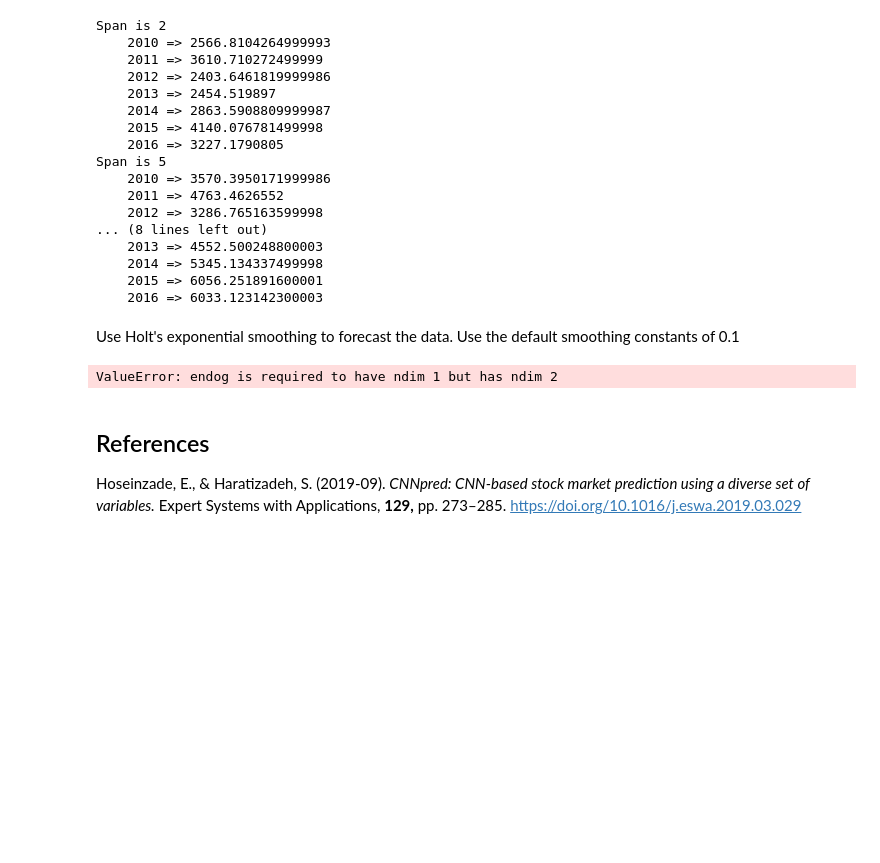
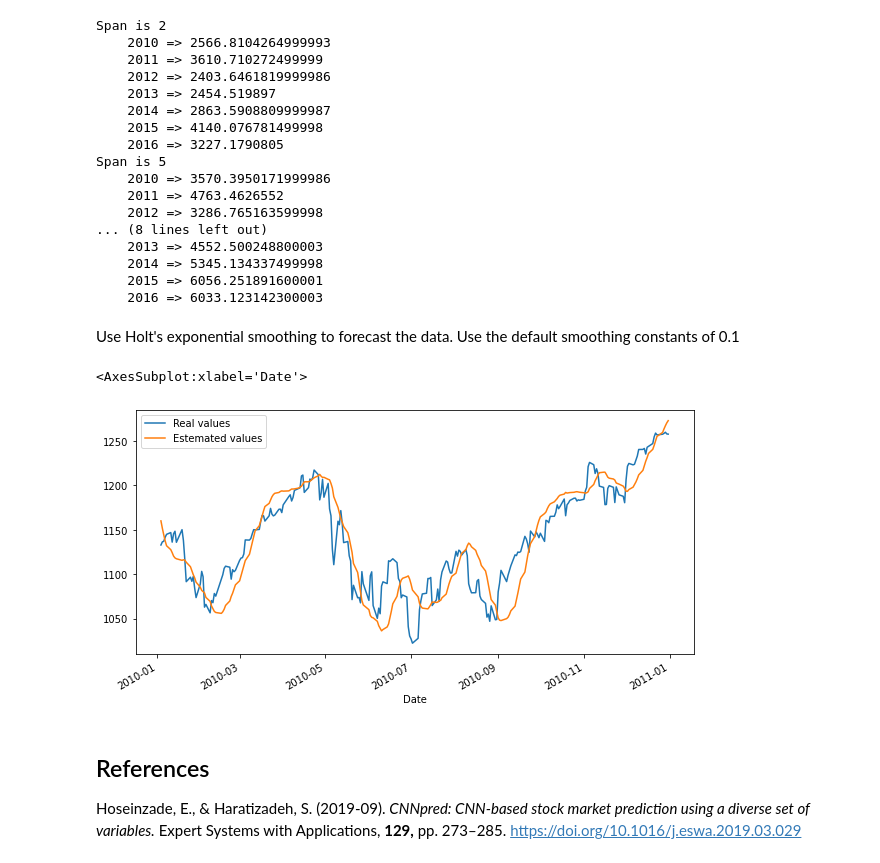
Before and after one commit to JonaDeNeve/dsai-en-labs, a Jupyter notebook: 7-time-series/lab-golden-cross.ipynb, the cells around one changed output. Cells and saved outputs as stored; diff of their text form; code cells hidden in the pictures; blank space fills up the shorter version.

```diff
--- a/7-time-series/lab-golden-cross.ipynb
+++ b/7-time-series/lab-golden-cross.ipynb
@@ -102,13 +102,14 @@ Use Holt's exponential smoothing to forecast the data. Use the default smoothing
 # %%
 from statsmodels.tsa.api import Holt
 
 sp500_des = Holt(sp500[sp500.index.year == 2010]['Close']).fit(smoothing_level=.1, smoothing_trend=.2)
 
 sp500_fitted = sp500_des.fittedvalues
-np.array(sp500[sp500.index.year == 2010]).plot(legend=True, label='Real values')
-sp500_fitted.plot(legend=True, label='Estemated values')
+sp500[sp500.index.year == 2010]['Close'].plot(legend=True, label='Real values', figsize=[10,5])
+sp500_fitted.plot(legend=True, label='Estemated values', figsize=[10,5])
 # %% [output]
-ValueError: endog is required to have ndim 1 but has ndim 2
+<AxesSubplot:xlabel='Date'>
+[figure, added]
 # %% [markdown]
 ## References
 
```
Also changed, not shown: 1 other file.
